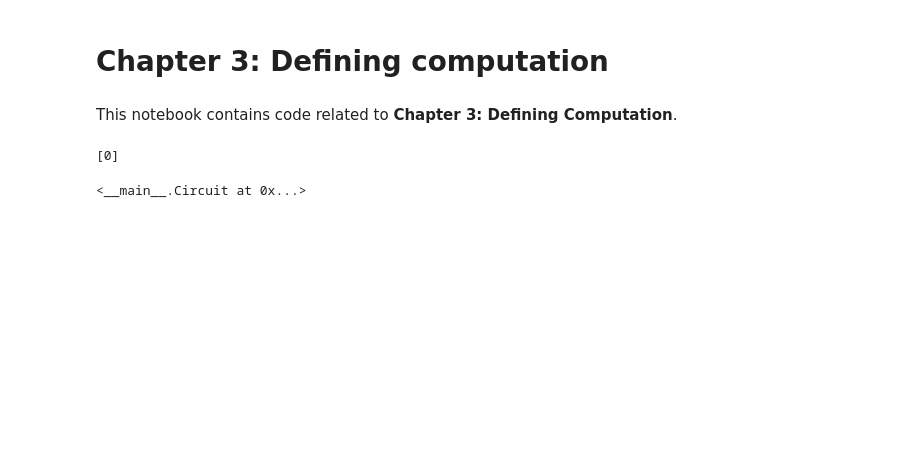
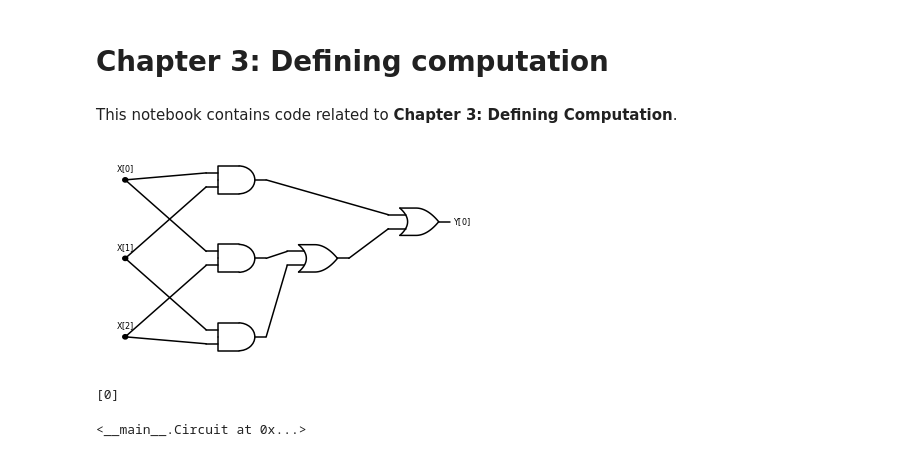
Before and after one commit to boazbk/tcscode, a Jupyter notebook: Chap_03_Computation.ipynb, the cells around one changed output. Drawn from its saved outputs; the diff is of its cells as text; code cells hidden in the pictures; blank space fills up the shorter version.

```diff
--- a/Chap_03_Computation.ipynb
+++ b/Chap_03_Computation.ipynb
@@ -30,6 +30,18 @@ def EVAL(code,X):
         if op=="OR": vtable[foo] =  OR(vtable[bar],vtable[blah])
 
     return [vtable[f"Y[{j}]"] for j in range(m)]
+# %%
+majcode = r"""firstpair  = AND(X[0],X[1])
+secondpair = AND(X[1],X[2])
+thirdpair  = AND(X[0],X[2])
+temp       = OR(secondpair,thirdpair)
+Y[0] =  OR(firstpair,temp)
+"""
+# %%
+C = prog2circuit(majcode)
+schemdraw(C,filename="majaoncircuit.png")
+# %% [output]
+[figure, added]
 # %%
 code = r"""
 t1      = AND(X[0],X[1])
```
Also changed, not shown: parts of 19 cells of this notebook, 1 other file.
